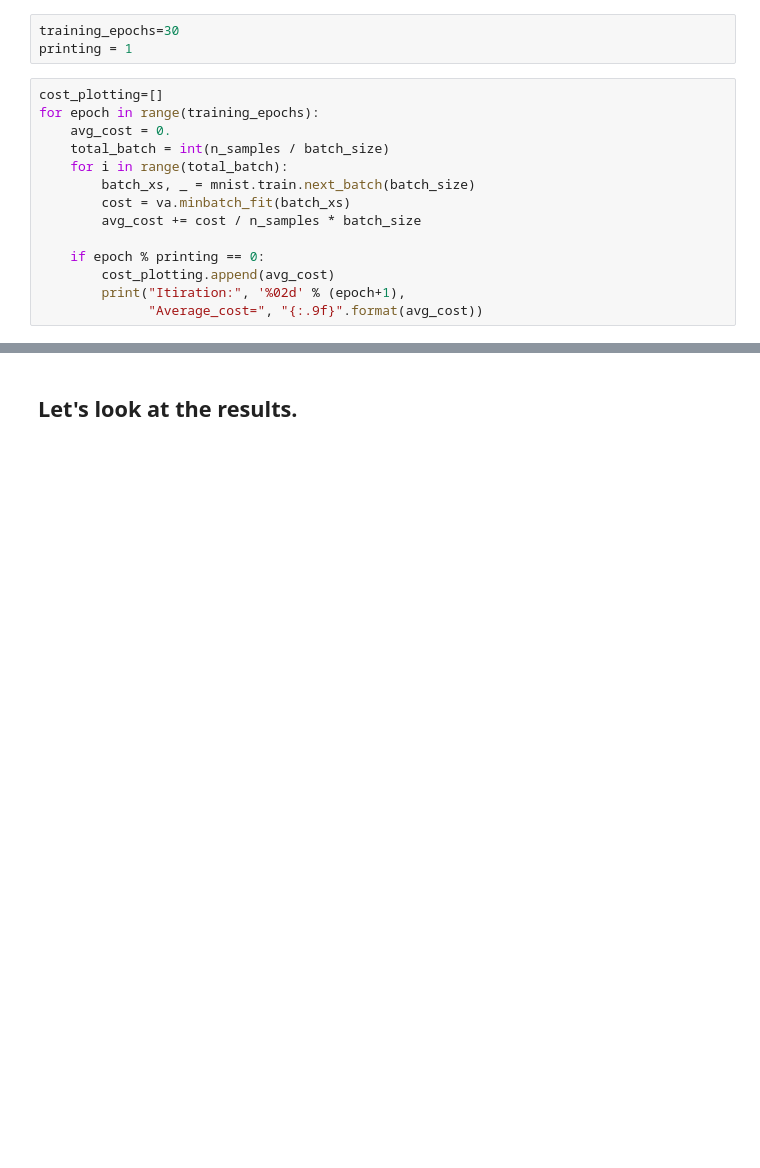
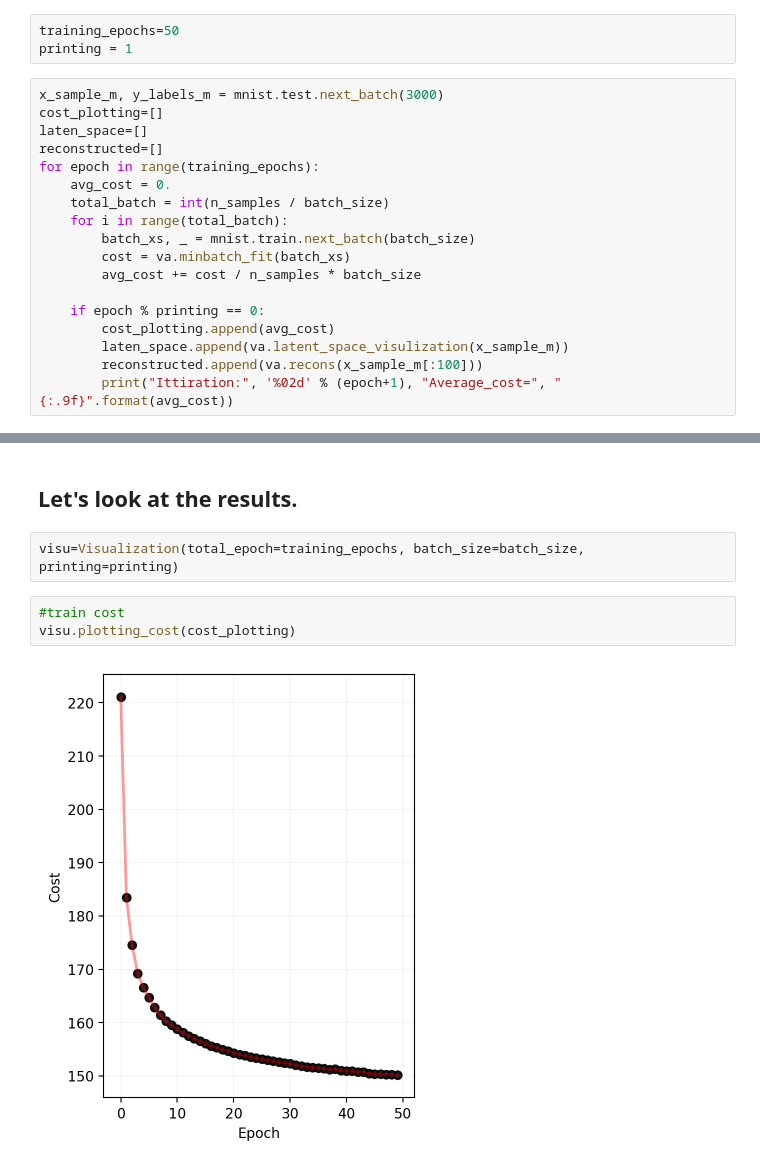
Before and after one commit to lingerlyn/vae_tutorial, a Jupyter notebook: VAE.ipynb, the cells around one changed output, grey strips where cells are left out. Drawn from its saved outputs; the diff is of its cells as text; blank space fills up the shorter version.

```diff
--- a/VAE.ipynb
+++ b/VAE.ipynb
@@ -184,10 +141,13 @@ va = VA(batch_size, input_dim, latent_dim, lr)
 # %% [markdown]
 ## Training
 # %%
-training_epochs=30
+training_epochs=50
 printing = 1
 # %%
+x_sample_m, y_labels_m = mnist.test.next_batch(3000)
 cost_plotting=[]
+laten_space=[]
+reconstructed=[]
 for epoch in range(training_epochs):
     avg_cost = 0.
     total_batch = int(n_samples / batch_size)
@@ -198,6 +158,7 @@ for epoch in range(training_epochs):
 
     if epoch % printing == 0:
         cost_plotting.append(avg_cost)
-        print("Itiration:", '%02d' % (epoch+1),
-              "Average_cost=", "{:.9f}".format(avg_cost))
+        laten_space.append(va.latent_space_visulization(x_sample_m))
+        reconstructed.append(va.recons(x_sample_m[:100]))
+        print("Ittiration:", '%02d' % (epoch+1), "Average_cost=", "{:.9f}".format(avg_cost))
 # %% [output]
@@ -225,2 +477,9 @@ pltotting_cost(cost_plotting)
 # %% [markdown]
 ## Let's look at the results.
+# %%
+visu=Visualization(total_epoch=training_epochs, batch_size=batch_size, printing=printing)
+# %%
+#train cost
+visu.plotting_cost(cost_plotting)
+# %% [output]
+[figure, added]
```
Also changed, not shown: parts of 18 cells of this notebook, 4 other files.
